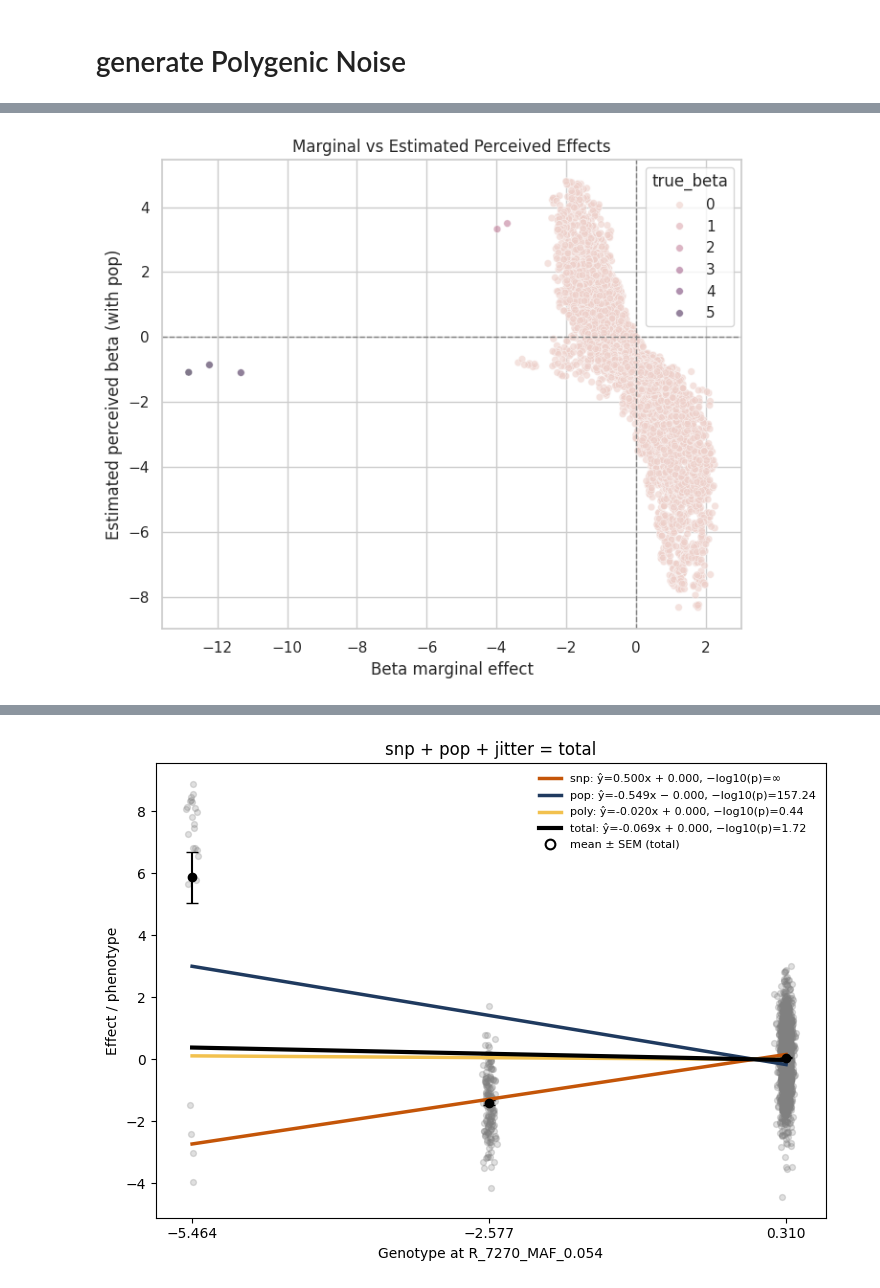
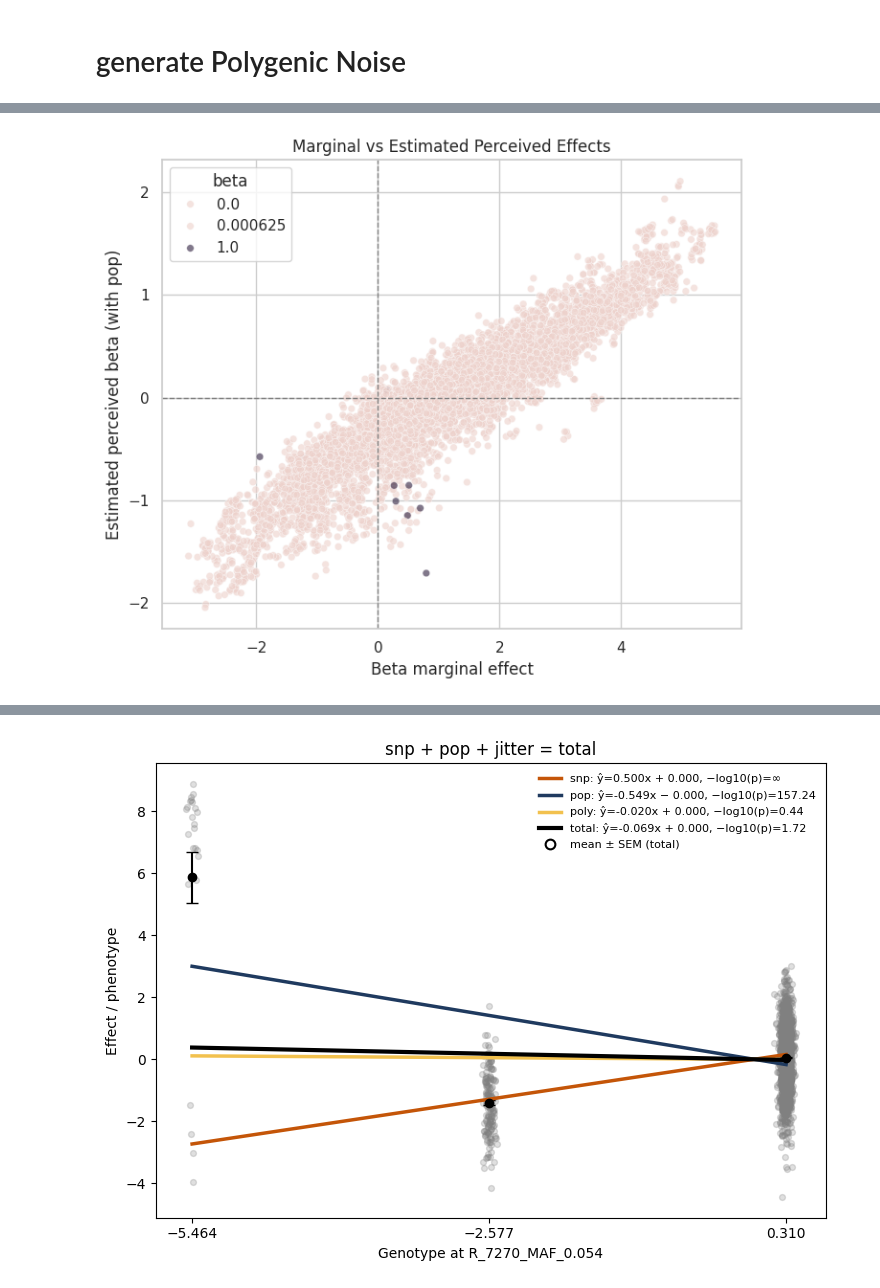
Before and after one commit to mat2m10/chasm, a Jupyter notebook: notebooks/coalescence_simulation_notebooks/proof_of_concept.ipynb, the cells around one changed output, grey strips where cells are left out. Saved outputs shown, nothing was run; the diff lists cells and outputs as text; code cells hidden in the pictures.

```diff
--- a/notebooks/coalescence_simulation_notebooks/proof_of_concept.ipynb
+++ b/notebooks/coalescence_simulation_notebooks/proof_of_concept.ipynb
@@ -244,24 +199,0 @@ params_polygenic_noise['neglop_perceived_with_pop'] = neglops
-# %%
-geno_corr = geno-(((ps-(1-ps))+1)/2)
-
-poly_snps = list(params_polygenic_noise.name_snps)
-perceived_beta = []
-neglops = []
-for snp in poly_snps:
-    slope, intercept, neglogp = fit_line(geno_corr[snp], effects['total_pre_pop'])
-    perceived_beta.append(intercept)
-    neglops.append(neglogp)
-
-params_polygenic_noise['perceived_beta_pre_pop_corr'] = perceived_beta
-params_polygenic_noise['neglop_perceived_pre_pop_corr'] = neglops
-
-poly_snps = list(params_polygenic_noise.name_snps)
-perceived_beta = []
-neglops = []
-for snp in poly_snps:
-    slope, intercept, neglogp = fit_line(geno_corr[snp], effects['total'])
-    perceived_beta.append(intercept)
-    neglops.append(neglogp)
-
-params_polygenic_noise['perceived_beta_with_pop_corr'] = perceived_beta
-params_polygenic_noise['neglop_perceived_with_pop_corr'] = neglops
@@ -297,12 +210,12 @@ def estimate_marginal_effect(pc_df, effect_df, effect, chosen_snp):
     temp_df['names'] = pc_df.index
     temp_df['distances'] = distances
     temp_df = temp_df[temp_df['names']!=chosen_snp]
-    merged = temp_df.merge(effect_df,left_on="names",right_on="name_snps",how="inner")
+    merged = temp_df.merge(effect_df,left_on="names",right_on="index",how="inner")
 
     # compute weighted sum
     weighted_sum = (merged["distances"] * merged[effect]).sum()/len(pc_df)
     return weighted_sum
 # %%
 esti_marg_effects=[]
-for snp in params_polygenic_noise["name_snps"]:
-    esti_marg_effects.append(estimate_marginal_effect(snps_pcs, params_polygenic_noise, "perceived_beta_with_pop", snp))
+for snp in snps_betas["index"]:
+    esti_marg_effects.append(estimate_marginal_effect(snps_pcs, snps_betas, "perceived_beta_with_pop", snp))
@@ -326,0 +222,2 @@ params_polygenic_noise['esti_perceived_beta_with_pop'] = esti_marg_effects
+# %%
+snps_betas['esti_marginal_pre_corr'] = esti_marg_effects
@@ -327,26 +240,26 @@ params_polygenic_noise['esti_perceived_beta_with_pop'] = esti_marg_effects
 # %%
 sns.set(style="whitegrid")
 
 plt.figure(figsize=(7, 6))
 sns.scatterplot(
-    data=params_polygenic_noise,
-    x="beta_marginal_effect",
-    y="esti_perceived_beta_with_pop",
-    hue="true_beta",
+    data=snps_betas,
+    x="esti_marginal_pre_corr",
+    y="marginal_effect",
+    hue="beta",
     alpha=0.6,
     s=30
 )
 
 plt.axhline(0, color="grey", linestyle="--", linewidth=1)
 plt.axvline(0, color="grey", linestyle="--", linewidth=1)
 
 plt.xlabel("Beta marginal effect")
 plt.ylabel("Estimated perceived beta (with pop)")
 plt.title("Marginal vs Estimated Perceived Effects")
 
 plt.tight_layout()
 plt.show()
 # %% [output]
-[figure, old version]
+[figure, new version]
 # %%
 # With correction
```
Also changed, not shown: parts of 65 cells of this notebook, 1 other file.
